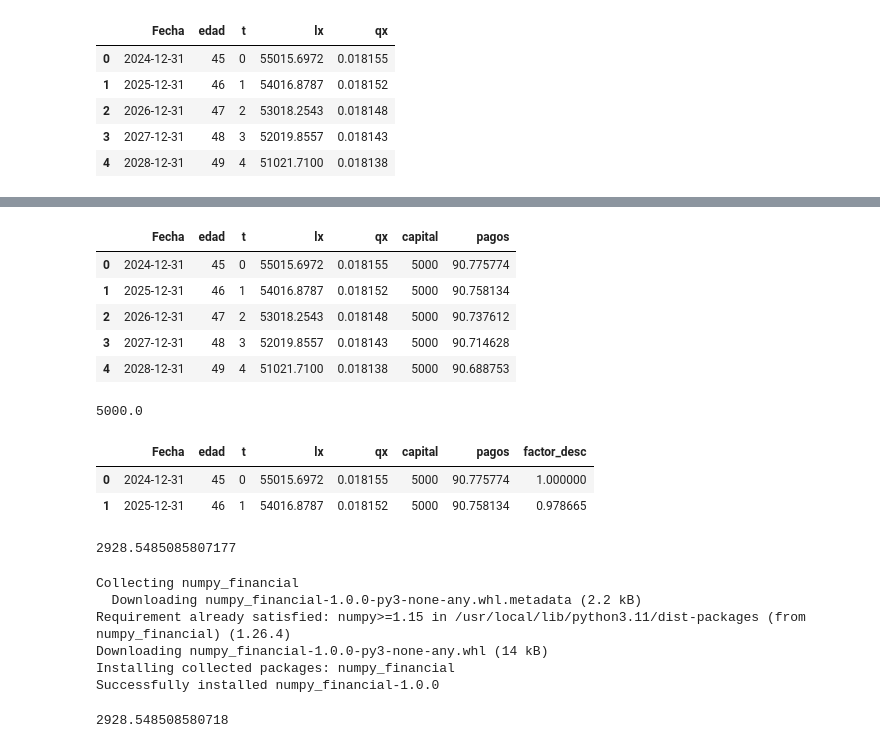
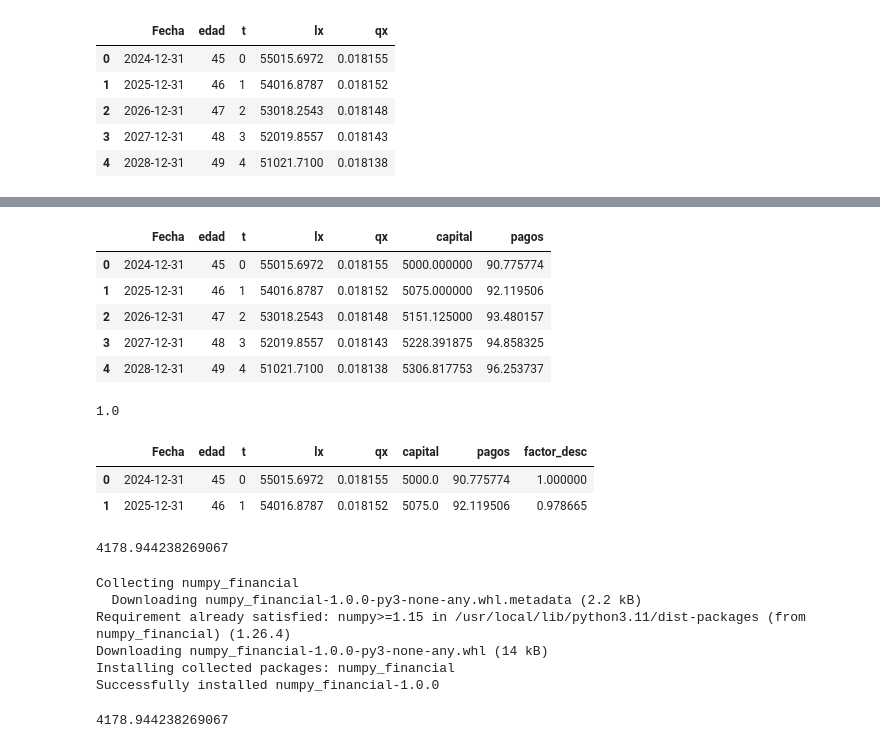
Before and after one commit to franciscogarate/utils_ucm, a Jupyter notebook: notebooks/Ejercicio_7_PM_Contable_Decesos.ipynb, the cells around one changed output, grey strips where cells are left out. Drawn from its saved outputs; the diff is of its cells as text; code cells hidden in the pictures.

```diff
--- a/notebooks/Ejercicio_7_PM_Contable_Decesos.ipynb
+++ b/notebooks/Ejercicio_7_PM_Contable_Decesos.ipynb
@@ -93,30 +88,29 @@ df.head(5)
 # %%
-df['capital'] = 5000
 df['pagos'] = df['capital'] * df['qx']
 df.head(5)
 # %% [output]
 |  | Fecha | edad | t | lx | qx | capital | pagos |
-| 0 | 2024-12-31 | 45 | 0 | 55015.6972 | 0.018155 | 5000 | 90.775774 |
-| 1 | 2025-12-31 | 46 | 1 | 54016.8787 | 0.018152 | 5000 | 90.758134 |
-| 2 | 2026-12-31 | 47 | 2 | 53018.2543 | 0.018148 | 5000 | 90.737612 |
-| 3 | 2027-12-31 | 48 | 3 | 52019.8557 | 0.018143 | 5000 | 90.714628 |
-| 4 | 2028-12-31 | 49 | 4 | 51021.7100 | 0.018138 | 5000 | 90.688753 |
+| 0 | 2024-12-31 | 45 | 0 | 55015.6972 | 0.018155 | 5000.000000 | 90.775774 |
+| 1 | 2025-12-31 | 46 | 1 | 54016.8787 | 0.018152 | 5075.000000 | 92.119506 |
+| 2 | 2026-12-31 | 47 | 2 | 53018.2543 | 0.018148 | 5151.125000 | 93.480157 |
+| 3 | 2027-12-31 | 48 | 3 | 52019.8557 | 0.018143 | 5228.391875 | 94.858325 |
+| 4 | 2028-12-31 | 49 | 4 | 51021.7100 | 0.018138 | 5306.817753 | 96.253737 |
 # %%
-df['pagos'].sum()
+df['qx'].sum()
 # %% [output]
-5000.0
+1.0
 # %%
 i = 2.18/100
 df['factor_desc'] = df['t'].apply(lambda t : 1 / (1 + i) ** t )
 df.head(2)
 # %% [output]
 |  | Fecha | edad | t | lx | qx | capital | pagos | factor_desc |
-| 0 | 2024-12-31 | 45 | 0 | 55015.6972 | 0.018155 | 5000 | 90.775774 | 1.000000 |
-| 1 | 2025-12-31 | 46 | 1 | 54016.8787 | 0.018152 | 5000 | 90.758134 | 0.978665 |
+| 0 | 2024-12-31 | 45 | 0 | 55015.6972 | 0.018155 | 5000.0 | 90.775774 | 1.000000 |
+| 1 | 2025-12-31 | 46 | 1 | 54016.8787 | 0.018152 | 5075.0 | 92.119506 | 0.978665 |
 # %%
 df.pagos @ df.factor_desc
 # %% [output]
-2928.5485085807177
+4178.944238269067
 # %%
 !pip install numpy_financial
 # %% [output]
@@ -130,4 +124,4 @@ Successfully installed numpy_financial-1.0.0
 import numpy_financial as npf
 npf.npv(i, df.pagos)
 # %% [output]
-2928.548508580718
+4178.944238269067
```
Also changed, not shown: parts of 7 cells of this notebook.
